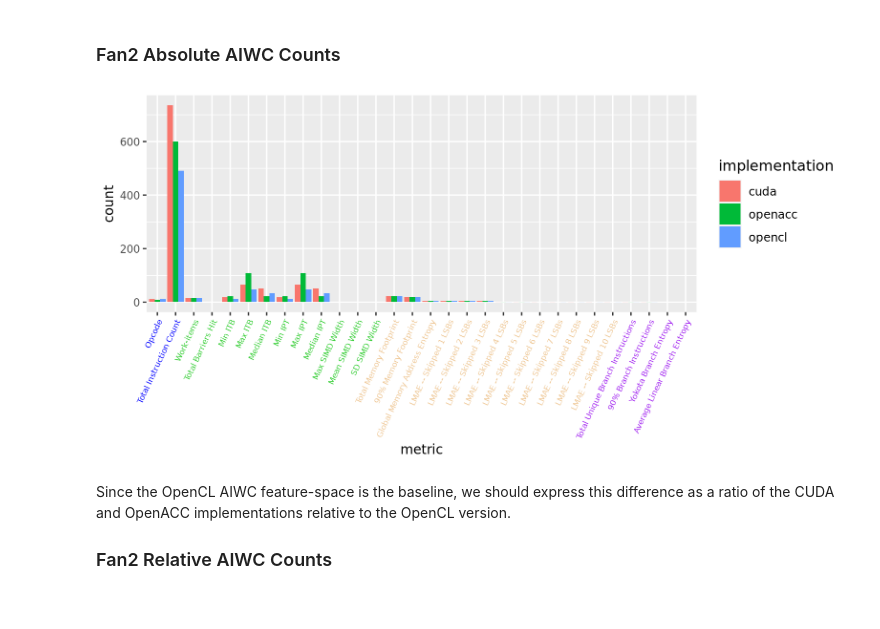
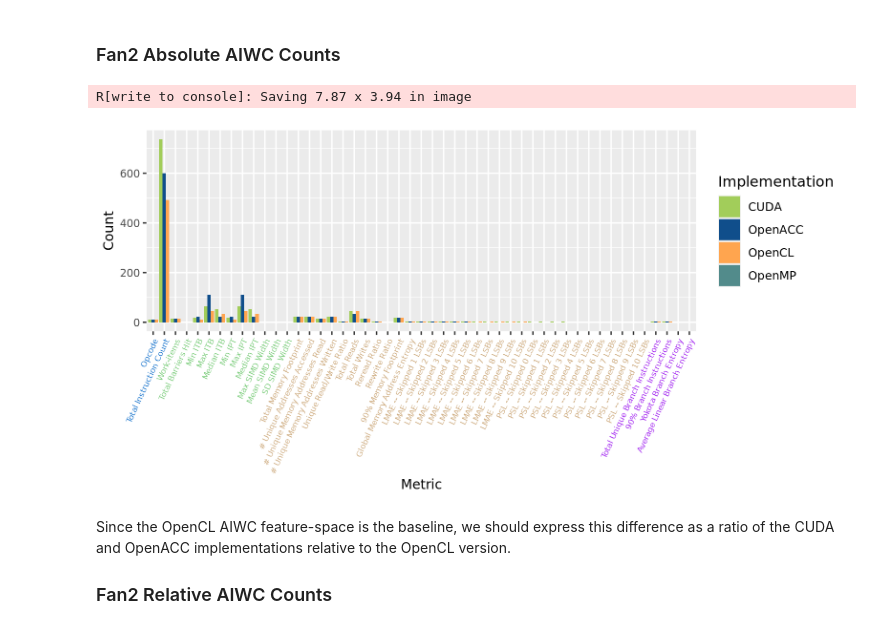
Before and after one commit to ANU-HPC/aiwc-for-the-masses, a Jupyter notebook: codes/AIWC-metric-comparison-of-Cuda-OpenACC-and-OpenCL.ipynb, the cells around one changed output. Drawn from its saved outputs; the diff is of its cells as text; code cells hidden in the pictures.

```diff
--- a/codes/AIWC-metric-comparison-of-Cuda-OpenACC-and-OpenCL.ipynb
+++ b/codes/AIWC-metric-comparison-of-Cuda-OpenACC-and-OpenCL.ipynb
@@ -67,14 +67,16 @@ The reasons for these differences are explained by inspecting the LLVM intermedi
 cud <- read.csv('./gaussian_results/cuda/aiwc__Z4Fan1PfS_ii_0.csv')
 ocl <- read.csv('./gaussian_results/opencl/aiwc_Fan1_0.csv')
 acc <- read.csv('./gaussian_results/openacc/aiwc_Fan1_kernel0_0.csv')
+omp <- read.csv('./gaussian_results/openmp/aiwc_Fan1_kernel0_0.csv')
 
 # tag the implementation
 cud$implementation <- "cuda"
 ocl$implementation <- "opencl"
 acc$implementation <- "openacc"
+omp$implementation <- "openmp"
 
 # bring it together
-dat <- rbind(cud,ocl,acc)
+dat <- rbind(cud,ocl,acc,omp)
 
 library('gtools')
 #reorder the metrics according to category
@@ -392,9 +554,10 @@ acc <- read.csv('./gaussian_results/openacc/aiwc_Fan2_kernel0_0.csv')
 cud$implementation <- "cuda"
 ocl$implementation <- "opencl"
 acc$implementation <- "openacc"
+omp$implementation <- "openmp"
 
 # bring it together
-dat <- rbind(cud,ocl,acc)
+dat <- rbind(cud,ocl,acc,omp)
 
 library('gtools')
 #reorder the metrics according to category
@@ -408,24 +571,36 @@ fan2_invo0 <- dat
 # %%
 %%R -i fan2_invo0 -w 20 -h 10 --units cm -r 200
 
 library('ggplot2')
 library(broman)
+library(viridis)
 
 dat <- fan2_invo0
 ordered_categories <- dat[dat$implementation=="cuda",]$category
 
+dat[dat$implementation=="cuda",]$implementation <- "CUDA"
+dat[dat$implementation=="openmp",]$implementation <- "OpenMP"
+dat[dat$implementation=="openacc",]$implementation <- "OpenACC"
+dat[dat$implementation=="opencl",]$implementation <- "OpenCL"
+
 # The four categories to assign are: "Compute","Parallelism","Memory","Control"
-category_colours <- switchv(as.character(ordered_categories), "Parallelism" = "limegreen", "Compute" = "blue", "Memory" = "burlywood2", "Control" = "purple", "red")#red is unknown categories
+category_colours <- switchv(as.character(ordered_categories), "Parallelism" = "palegreen3", "Compute" = "dodgerblue3", "Memory" = "burlywood3", "Control" = "purple", "red")#red is unknown categories
 #print(category_colours)
 p <- ggplot(data=dat, aes(x=metric,y=count,fill=implementation)) +
-        geom_bar(position="dodge",stat = "identity") +
+        geom_bar(position="dodge", stat = "identity") +
         theme(axis.text.y = element_text(size = 8),
               axis.text.x = element_text(size=6, hjust = 1,angle=65, colour=category_colours),
               axis.title.x = element_text(size=10),
               axis.title.y = element_text(size=10))
+p <- p + scale_fill_manual(values = c("darkolivegreen3", "dodgerblue4", "tan1","darkslategray4"),"Implementation")
+p <- p + labs(y = "Count",x="Metric",fill="Implementation")
+
+#p <- p + scale_fill_viridis_d(option = "plasma","Implementation")
 print(p)
+ggsave("figures/fan2_absolute.pdf",p)
 # %% [output]
+R[write to console]: Saving 7.87 x 3.94 in image
-[figure, old version]
+[figure, new version]
 # %% [markdown]
 Since the OpenCL AIWC feature-space is the baseline, we should express this difference as a ratio of the CUDA and OpenACC implementations relative to the OpenCL version.
 
```
Also changed, not shown: parts of 30 cells of this notebook, 27 other files.
